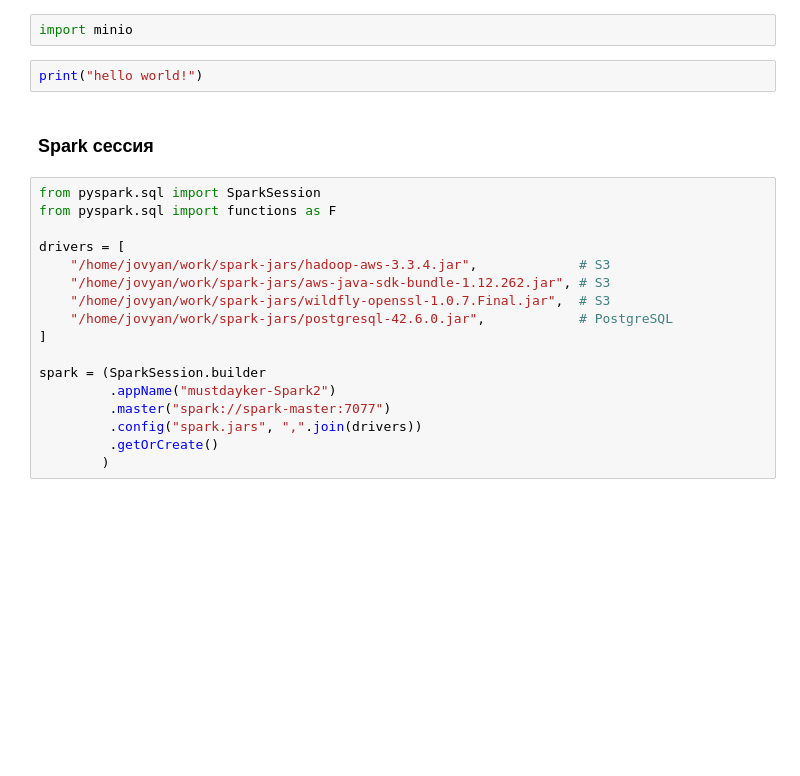
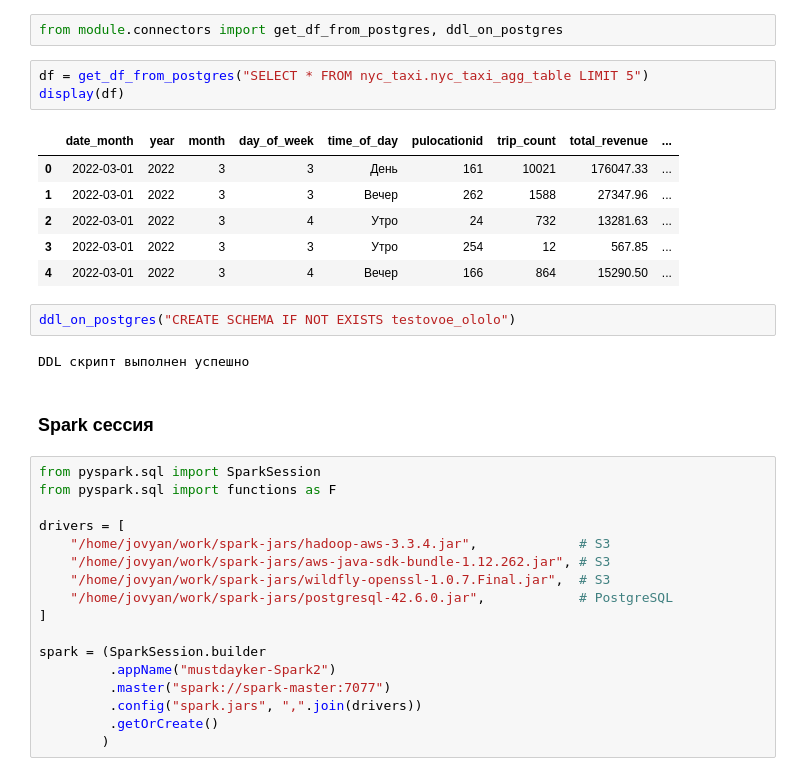
Before and after one commit to mustdayker/docker_projects, a Jupyter notebook: etl_project_v1/jupyter/work/hello.ipynb, the cells around one changed output. Drawn from its saved outputs; the diff is of its cells as text; blank space fills up the shorter version.

```diff
--- a/etl_project_v1/jupyter/work/hello.ipynb
+++ b/etl_project_v1/jupyter/work/hello.ipynb
@@ -1,7 +1,19 @@
-# %%
-import minio
-# %%
-print("hello world!")
+# %%
+from module.connectors import get_df_from_postgres, ddl_on_postgres
+# %%
+df = get_df_from_postgres("SELECT * FROM nyc_taxi.nyc_taxi_agg_table LIMIT 5")
+display(df)
+# %% [output]
+|  | date_month | year | month | day_of_week | time_of_day | pulocationid | trip_count | total_revenue | ... |
+| 0 | 2022-03-01 | 2022 | 3 | 3 | День | 161 | 10021 | 176047.33 | ... |
+| 1 | 2022-03-01 | 2022 | 3 | 3 | Вечер | 262 | 1588 | 27347.96 | ... |
+| 2 | 2022-03-01 | 2022 | 3 | 4 | Утро | 24 | 732 | 13281.63 | ... |
+| 3 | 2022-03-01 | 2022 | 3 | 3 | Утро | 254 | 12 | 567.85 | ... |
+| 4 | 2022-03-01 | 2022 | 3 | 4 | Вечер | 166 | 864 | 15290.50 | ... |
+# %%
+ddl_on_postgres("CREATE SCHEMA IF NOT EXISTS testovoe_ololo")
+# %% [output]
+DDL скрипт выполнен успешно
 # %% [markdown]
 ### Spark сессия
 # %%
```
Also changed, not shown: parts of 4 cells of this notebook, 12 other files.
